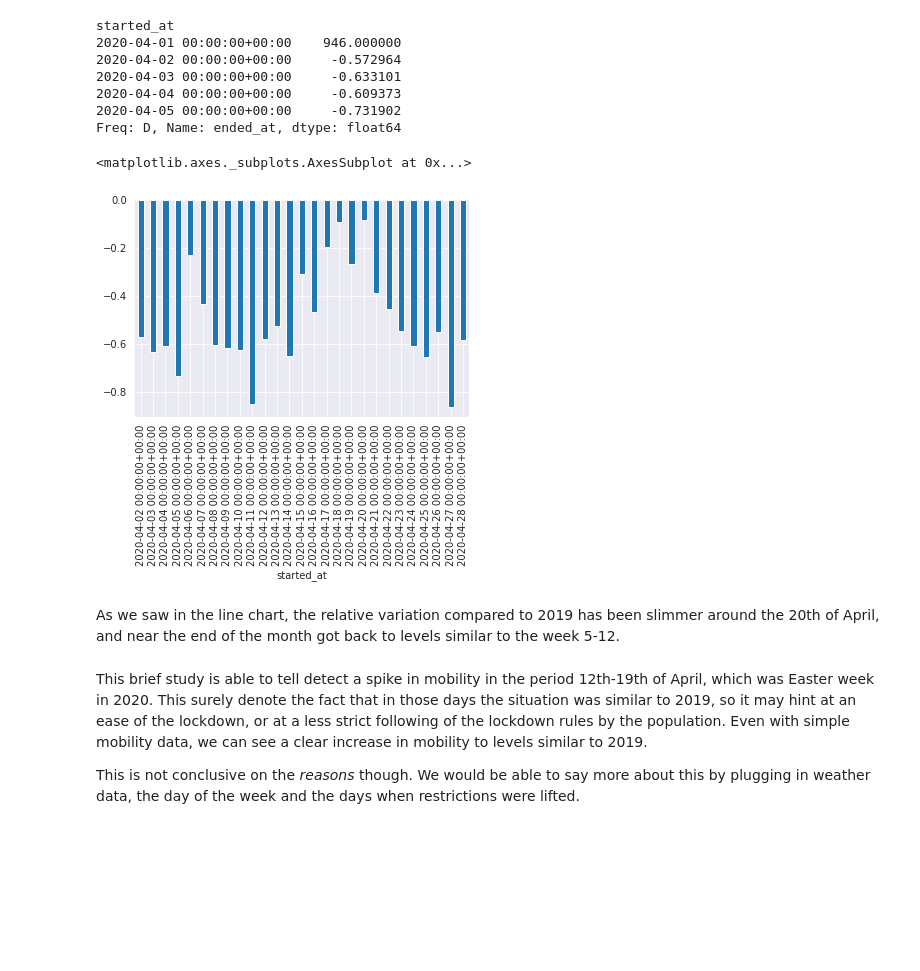
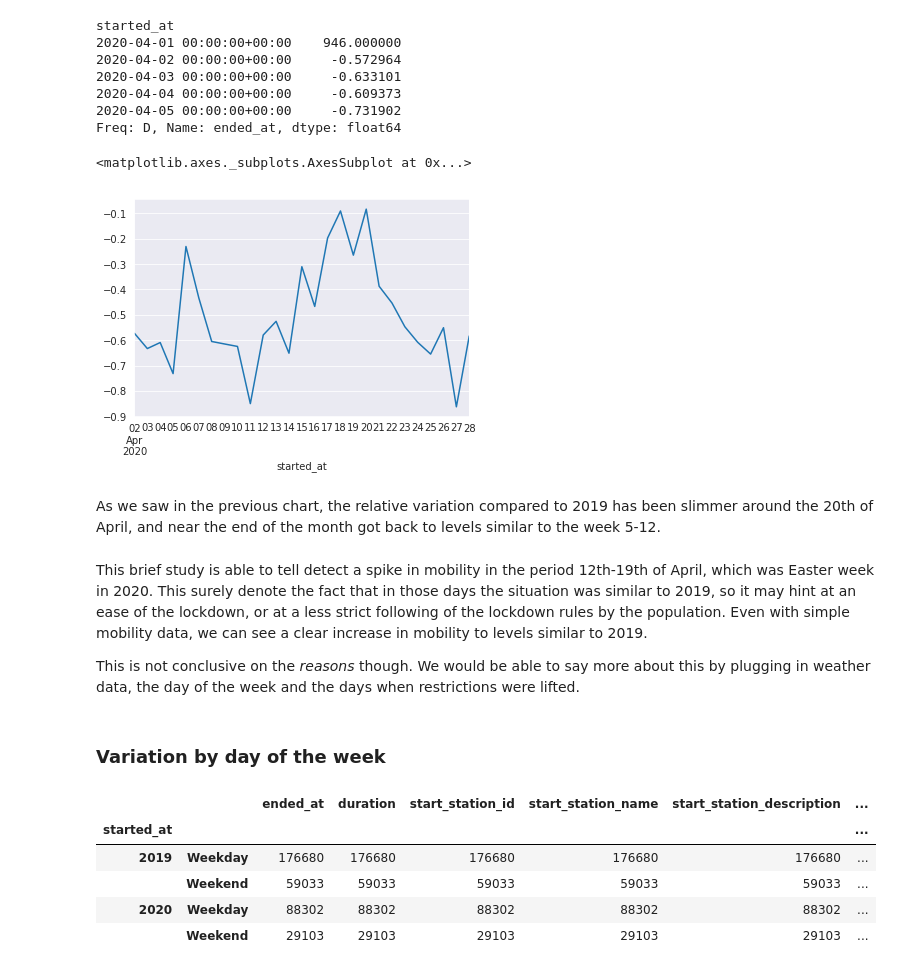
Before and after one commit to Cucni/oslo-bikes-mobility-data, a Jupyter notebook: April.ipynb, the cells around one changed output. Cells and saved outputs as stored; diff of their text form; code cells hidden in the pictures; blank space fills up the shorter version.

Commit message:
Add variation by weekday, week and hourly trend

```diff
--- a/April.ipynb
+++ b/April.ipynb
@@ -126,13 +127,27 @@ started_at
 2020-04-05 00:00:00+00:00     -0.731902
 Freq: D, Name: ended_at, dtype: float64
 # %%
-df_variations.iloc[1:-1].plot(kind='bar')
+df_variations.iloc[1:-1].plot(kind='line')
 # %% [output]
 <matplotlib.axes._subplots.AxesSubplot at 0x...>
-[figure, old version]
+[figure, new version]
 # %% [markdown]
-As we saw in the line chart, the relative variation compared to 2019 has been slimmer around the 20th of April, and near the end of the month got back to levels similar to the week 5-12.
+As we saw in the previous chart, the relative variation compared to 2019 has been slimmer around the 20th of April, and near the end of the month got back to levels similar to the week 5-12.
 # %% [markdown]
 This brief study is able to tell detect a spike in mobility in the period 12th-19th of April, which was Easter week in 2020. This surely denote the fact that in those days the situation was similar to 2019, so it may hint at an ease of the lockdown, or at a less strict following of the lockdown rules by the population. Even with simple mobility data, we can see a clear increase in mobility to levels similar to 2019.
 
 This is not conclusive on the _reasons_ though. We would be able to say more about this by plugging in weather data, the day of the week and the days when restrictions were lifted.
+# %% [markdown]
+### Variation by day of the week
+# %%
+df = pd.concat([df_19,df_20])
+mask_weekday = np.where(df.index.weekday < 5,"Weekday","Weekend")
+df_year_weekday = df.groupby([df.index.year,mask_weekday])
+df_year_weekday.count()
+# %% [output]
+|  |  | ended_at | duration | start_station_id | start_station_name | start_station_description | ... |
+| started_at |  |  |  |  |  |  | ... |
+| 2019 | Weekday | 176680 | 176680 | 176680 | 176680 | 176680 | ... |
+|  | Weekend | 59033 | 59033 | 59033 | 59033 | 59033 | ... |
+| 2020 | Weekday | 88302 | 88302 | 88302 | 88302 | 88302 | ... |
+|  | Weekend | 29103 | 29103 | 29103 | 29103 | 29103 | ... |
```
Also changed, not shown: parts of 13 cells of this notebook.
